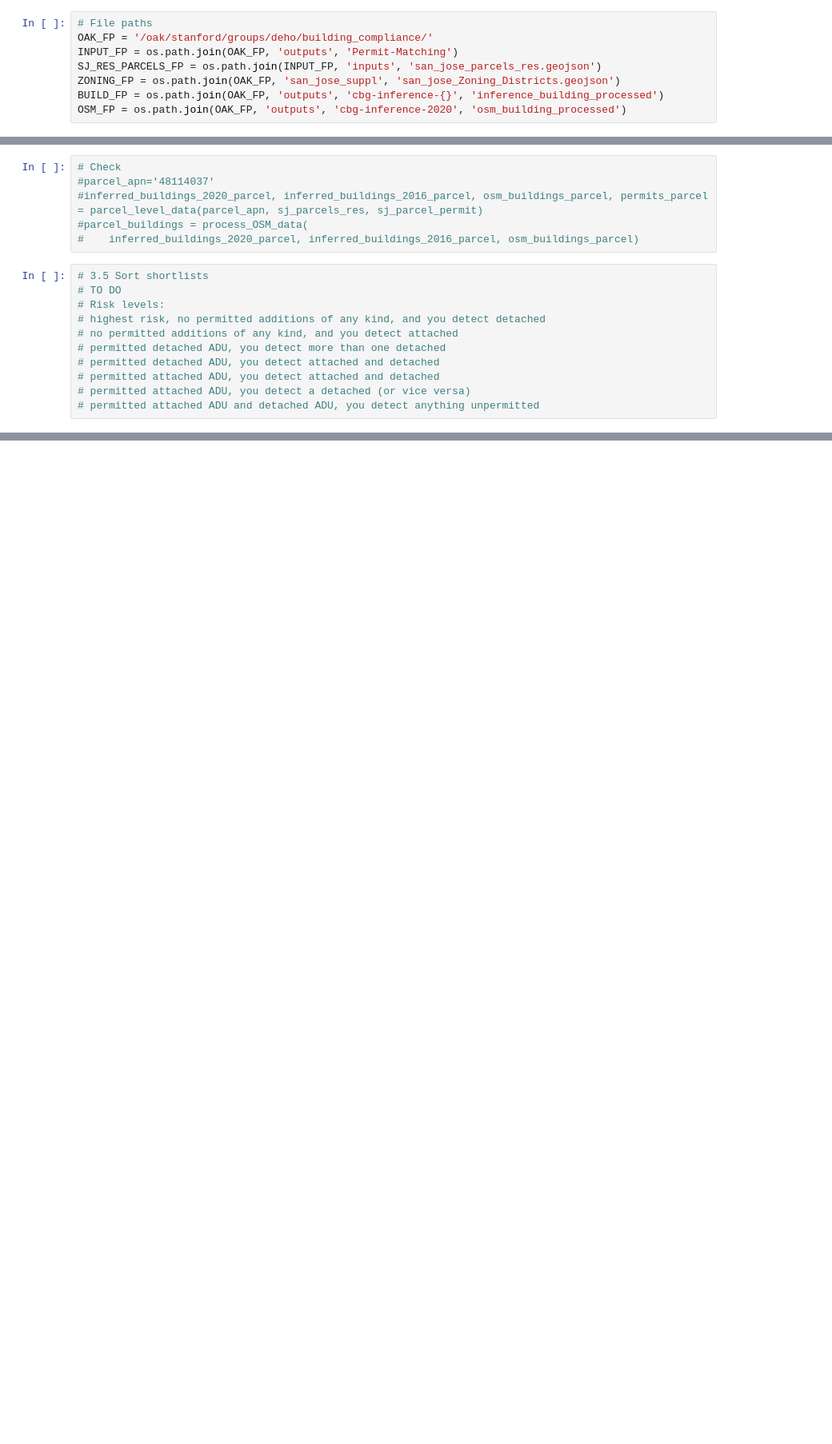
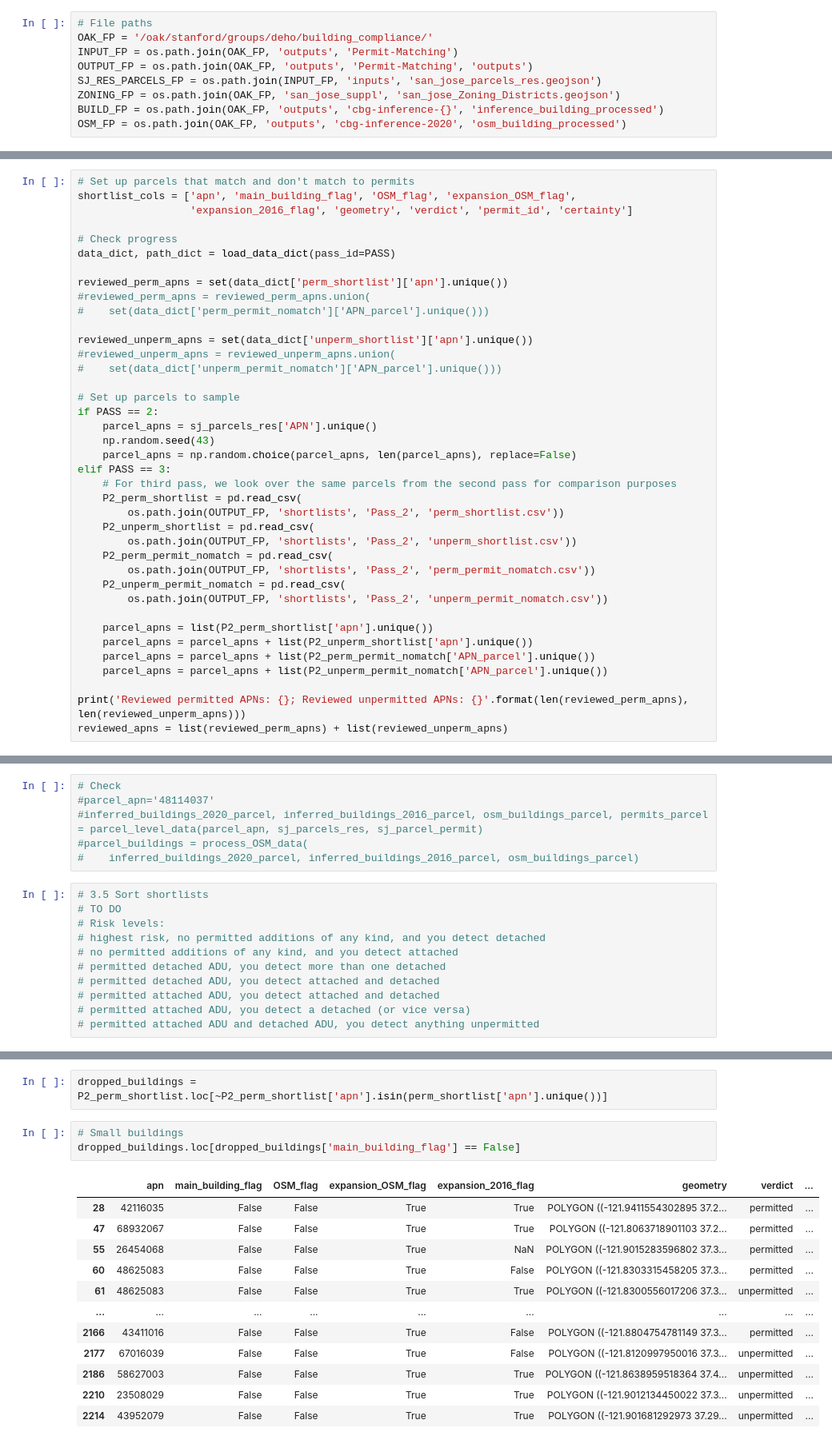
Before and after one commit to reglab/rgb-footprint-extract, a Jupyter notebook: naip_process/ADU_permit_matching.ipynb, the cells around one changed output, grey strips where cells are left out. Shown at 80% size. Saved outputs shown, nothing was run; the diff lists cells and outputs as text; blank space fills up the shorter version.

Commit message:
Third pass permit-matching pipeline

```diff
--- a/naip_process/ADU_permit_matching.ipynb
+++ b/naip_process/ADU_permit_matching.ipynb
@@ -28,6 +28,7 @@ warnings.filterwarnings("ignore")
 # File paths
 OAK_FP = '/oak/stanford/groups/deho/building_compliance/'
 INPUT_FP = os.path.join(OAK_FP, 'outputs', 'Permit-Matching')
+OUTPUT_FP = os.path.join(OAK_FP, 'outputs', 'Permit-Matching', 'outputs')
 SJ_RES_PARCELS_FP = os.path.join(INPUT_FP, 'inputs', 'san_jose_parcels_res.geojson')
 ZONING_FP = os.path.join(OAK_FP, 'san_jose_suppl', 'san_jose_Zoning_Districts.geojson')
 BUILD_FP = os.path.join(OAK_FP, 'outputs', 'cbg-inference-{}', 'inference_building_processed')
@@ -437,0 +471,39 @@ SAMPLE_SIZE = 1000
+# %%
+# Set up parcels that match and don't match to permits
+shortlist_cols = ['apn', 'main_building_flag', 'OSM_flag', 'expansion_OSM_flag',
+                  'expansion_2016_flag', 'geometry', 'verdict', 'permit_id', 'certainty']
+
+# Check progress
+data_dict, path_dict = load_data_dict(pass_id=PASS)
+
+reviewed_perm_apns = set(data_dict['perm_shortlist']['apn'].unique())
+#reviewed_perm_apns = reviewed_perm_apns.union(
+#    set(data_dict['perm_permit_nomatch']['APN_parcel'].unique()))
+
+reviewed_unperm_apns = set(data_dict['unperm_shortlist']['apn'].unique())
+#reviewed_unperm_apns = reviewed_unperm_apns.union(
+#    set(data_dict['unperm_permit_nomatch']['APN_parcel'].unique()))
+
+# Set up parcels to sample
+if PASS == 2:
+    parcel_apns = sj_parcels_res['APN'].unique()
+    np.random.seed(43)
+    parcel_apns = np.random.choice(parcel_apns, len(parcel_apns), replace=False)
+elif PASS == 3:
+    # For third pass, we look over the same parcels from the second pass for comparison purposes
+    P2_perm_shortlist = pd.read_csv(
+        os.path.join(OUTPUT_FP, 'shortlists', 'Pass_2', 'perm_shortlist.csv'))
+    P2_unperm_shortlist = pd.read_csv(
+        os.path.join(OUTPUT_FP, 'shortlists', 'Pass_2', 'unperm_shortlist.csv'))
+    P2_perm_permit_nomatch = pd.read_csv(
+        os.path.join(OUTPUT_FP, 'shortlists', 'Pass_2', 'perm_permit_nomatch.csv'))
+    P2_unperm_permit_nomatch = pd.read_csv(
+        os.path.join(OUTPUT_FP, 'shortlists', 'Pass_2', 'unperm_permit_nomatch.csv'))
+
+    parcel_apns = list(P2_perm_shortlist['apn'].unique())
+    parcel_apns = parcel_apns + list(P2_unperm_shortlist['apn'].unique())
+    parcel_apns = parcel_apns + list(P2_perm_permit_nomatch['APN_parcel'].unique())
+    parcel_apns = parcel_apns + list(P2_unperm_permit_nomatch['APN_parcel'].unique())
+
+print('Reviewed permitted APNs: {}; Reviewed unpermitted APNs: {}'.format(len(reviewed_perm_apns), len(reviewed_unperm_apns)))
+reviewed_apns = list(reviewed_perm_apns) + list(reviewed_unperm_apns)
@@ -703,0 +767,18 @@ run_osm_apn_full_detail(parcel_apn='70618043', area_threshold=30, flatten_thresh
+# %%
+dropped_buildings = P2_perm_shortlist.loc[~P2_perm_shortlist['apn'].isin(perm_shortlist['apn'].unique())]
+# %%
+# Small buildings
+dropped_buildings.loc[dropped_buildings['main_building_flag'] == False]
+# %% [output]
+|  | apn | main_building_flag | OSM_flag | expansion_OSM_flag | expansion_2016_flag | geometry | verdict | ... |
+| 28 | 42116035 | False | False | True | True | POLYGON ((-121.9411554302895 37.2... | permitted | ... |
+| 47 | 68932067 | False | False | True | True | POLYGON ((-121.8063718901103 37.2... | permitted | ... |
+| 55 | 26454068 | False | False | True | NaN | POLYGON ((-121.9015283596802 37.3... | permitted | ... |
+| 60 | 48625083 | False | False | True | False | POLYGON ((-121.8303315458205 37.3... | permitted | ... |
+| 61 | 48625083 | False | False | True | True | POLYGON ((-121.8300556017206 37.3... | unpermitted | ... |
+| ... | ... | ... | ... | ... | ... | ... | ... | ... |
+| 2166 | 43411016 | False | False | True | False | POLYGON ((-121.8804754781149 37.3... | permitted | ... |
+| 2177 | 67016039 | False | False | True | False | POLYGON ((-121.8120997950016 37.3... | unpermitted | ... |
+| 2186 | 58627003 | False | False | True | True | POLYGON ((-121.8638959518364 37.4... | unpermitted | ... |
+| 2210 | 23508029 | False | False | True | True | POLYGON ((-121.9012134450022 37.3... | unpermitted | ... |
+| 2214 | 43952079 | False | False | True | True | POLYGON ((-121.901681292973 37.29... | unpermitted | ... |
```
Also changed, not shown: parts of 26 cells of this notebook, 1 other file.
